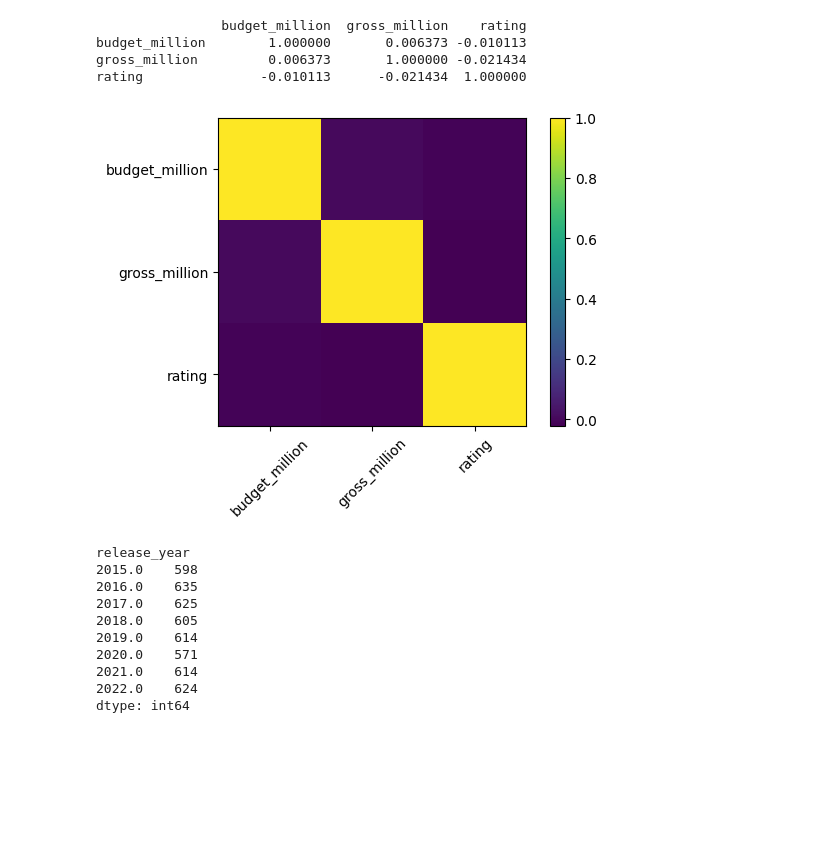
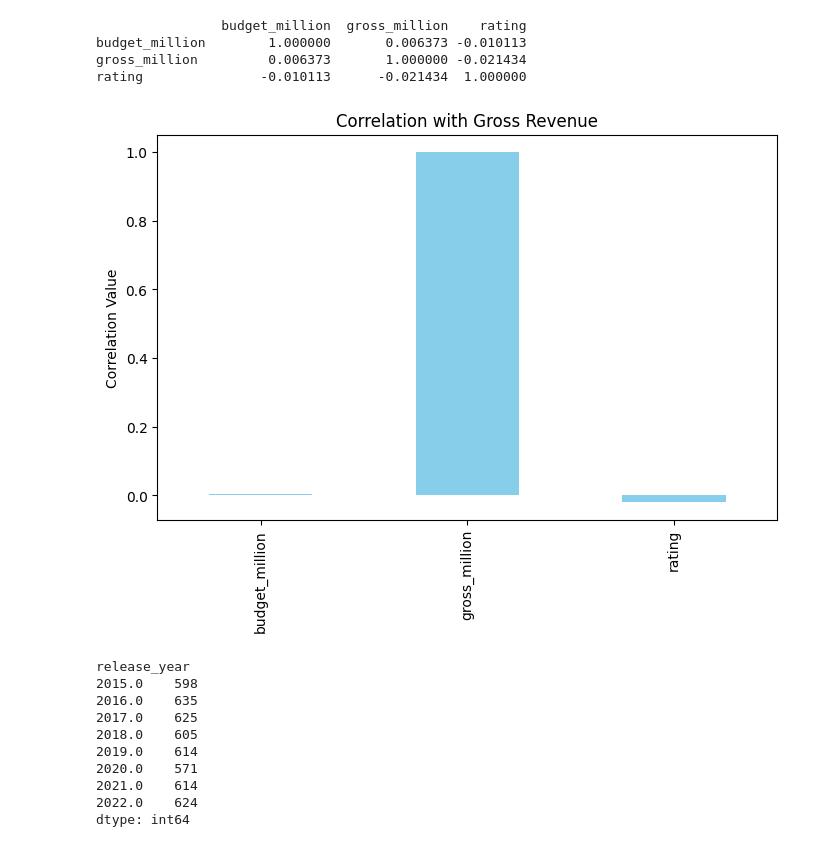
Before and after one commit to mohamadsuhan/IMDB-Movie-Dataset-Analysis---P1, a Jupyter notebook: Project1.ipynb, the cells around one changed output. Saved outputs shown, nothing was run; the diff lists cells and outputs as text; code cells hidden in the pictures; blank space fills up the shorter version.

```diff
--- a/Project1.ipynb
+++ b/Project1.ipynb
@@ -208,3 +254,26 @@ top_gross[['title','gross_million']].head(10)
+# %%
+df['movie_id'] = range(
+    1001,
+    1001 + len(df)
+)
+# %%
+df['rating'] = df.groupby(
+    'genre'
+)['rating'].transform(
+    lambda x: x.fillna(x.mean())
+)
+
+df['rating'] = df['rating'].fillna(
+    df['rating'].mean()
+)
+# %%
+df['director'] = df['director'].fillna(
+    'Unknown'
+)
+# %%
+df['lead_actor'] = df['lead_actor'].fillna(
+    'Unknown'
+)
 # %%
 import matplotlib.pyplot as plt
 
@@ -455,26 +547,22 @@ budget_million        1.000000       0.006373 -0.010113
 gross_million         0.006373       1.000000 -0.021434
 rating               -0.010113      -0.021434  1.000000
 # %%
-plt.figure(figsize=(6,4))
+corr = df[['budget_million',
+           'gross_million',
+           'rating']].corr()
 
-plt.imshow(corr)
-
-plt.colorbar()
-
-plt.xticks(
-    range(len(corr.columns)),
-    corr.columns,
-    rotation=45
+corr['gross_million'].plot(
+    kind='bar',
+    color='skyblue',
+    figsize=(8,5)
 )
 
-plt.yticks(
-    range(len(corr.columns)),
-    corr.columns
-)
+plt.title("Correlation with Gross Revenue")
+plt.ylabel("Correlation Value")
 
 plt.show()
 # %% [output]
-[figure, old version]
+[figure, new version]
 # %%
 yearly_movies = df.groupby(
     'release_year'
```
Also changed, not shown: parts of 17 cells of this notebook.
